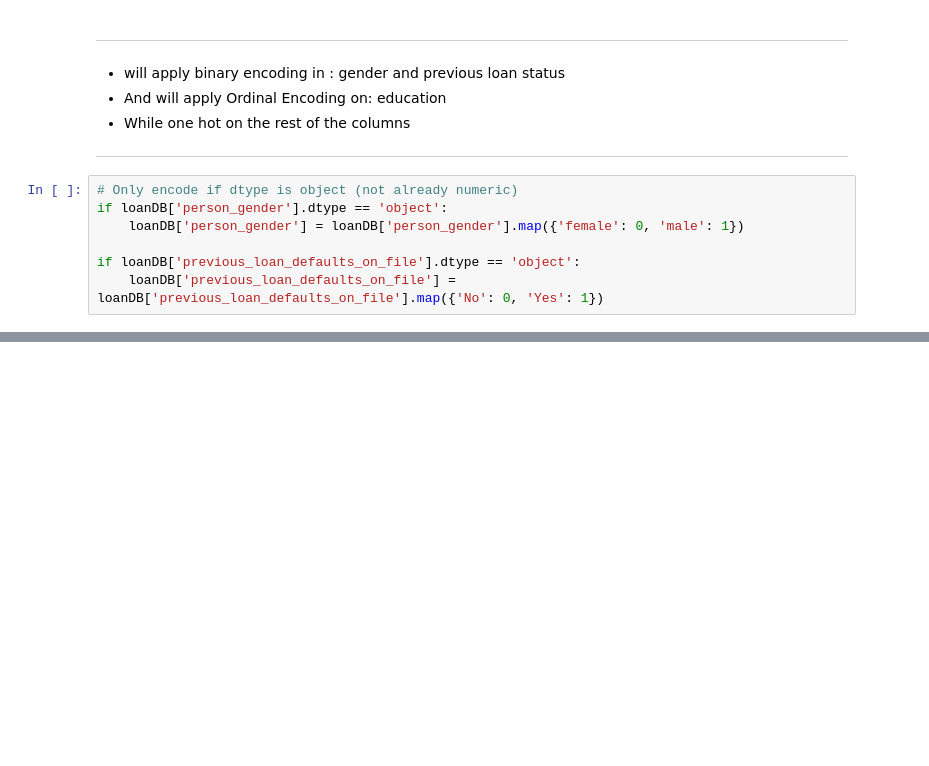
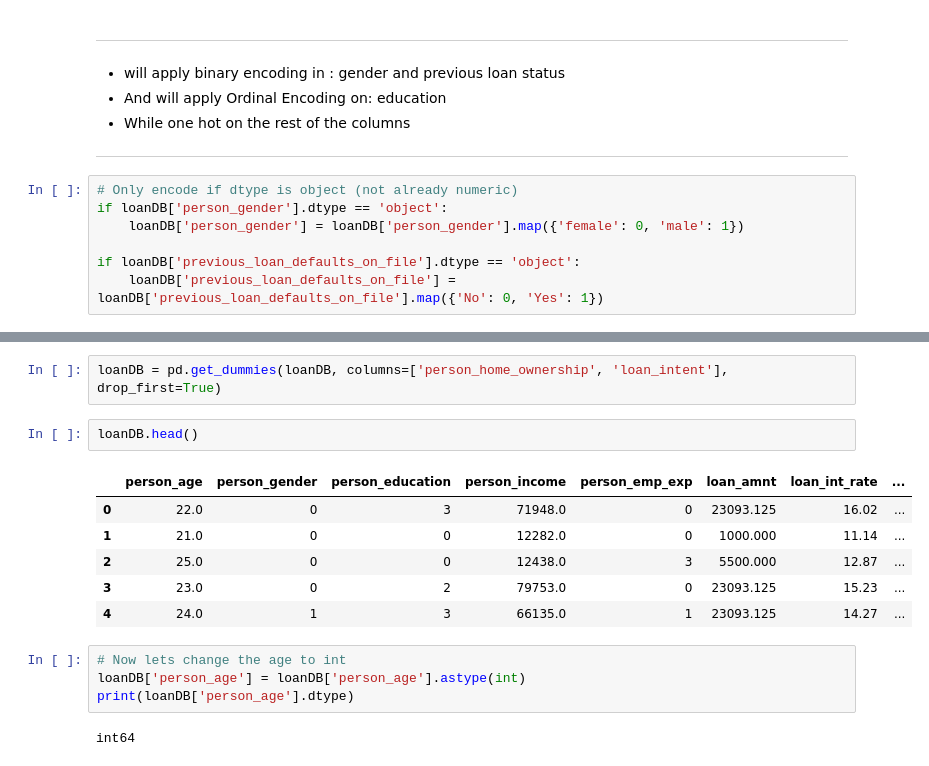
Before and after one commit to AbdulHadi17/VENV-Regression, a Jupyter notebook: notebooks/Logistic regression/main.ipynb, the cells around one changed output, grey strips where cells are left out. Cells and saved outputs as stored; diff of their text form; blank space fills up the shorter version.

```diff
--- a/notebooks/Logistic regression/main.ipynb
+++ b/notebooks/Logistic regression/main.ipynb
@@ -234,0 +241,17 @@ Name: count, dtype: int64
+# %%
+loanDB = pd.get_dummies(loanDB, columns=['person_home_ownership', 'loan_intent'], drop_first=True)
+# %%
+loanDB.head()
+# %% [output]
+|  | person_age | person_gender | person_education | person_income | person_emp_exp | loan_amnt | loan_int_rate | ... |
+| 0 | 22.0 | 0 | 3 | 71948.0 | 0 | 23093.125 | 16.02 | ... |
+| 1 | 21.0 | 0 | 0 | 12282.0 | 0 | 1000.000 | 11.14 | ... |
+| 2 | 25.0 | 0 | 0 | 12438.0 | 3 | 5500.000 | 12.87 | ... |
+| 3 | 23.0 | 0 | 2 | 79753.0 | 0 | 23093.125 | 15.23 | ... |
+| 4 | 24.0 | 1 | 3 | 66135.0 | 1 | 23093.125 | 14.27 | ... |
+# %%
+# Now lets change the age to int
+loanDB['person_age'] = loanDB['person_age'].astype(int)
+print(loanDB['person_age'].dtype)
+# %% [output]
+int64
```
Also changed, not shown: parts of 17 cells of this notebook.
